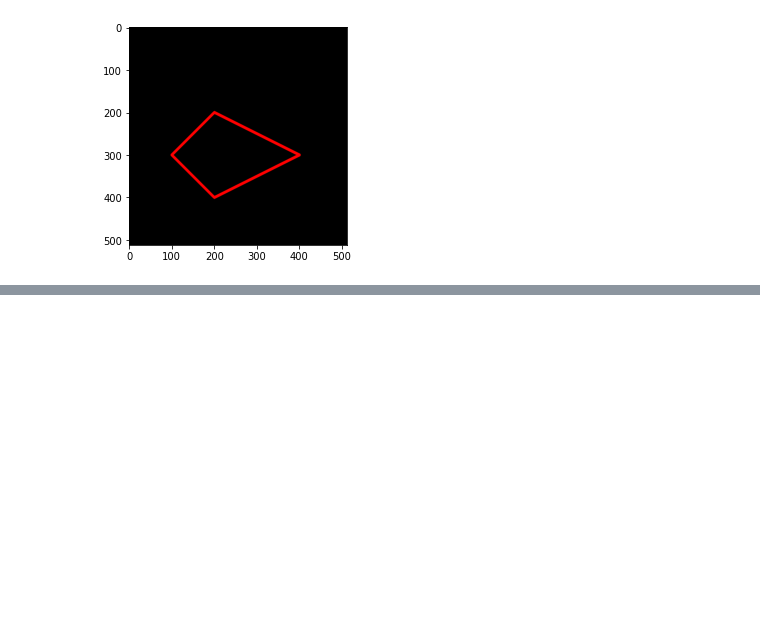
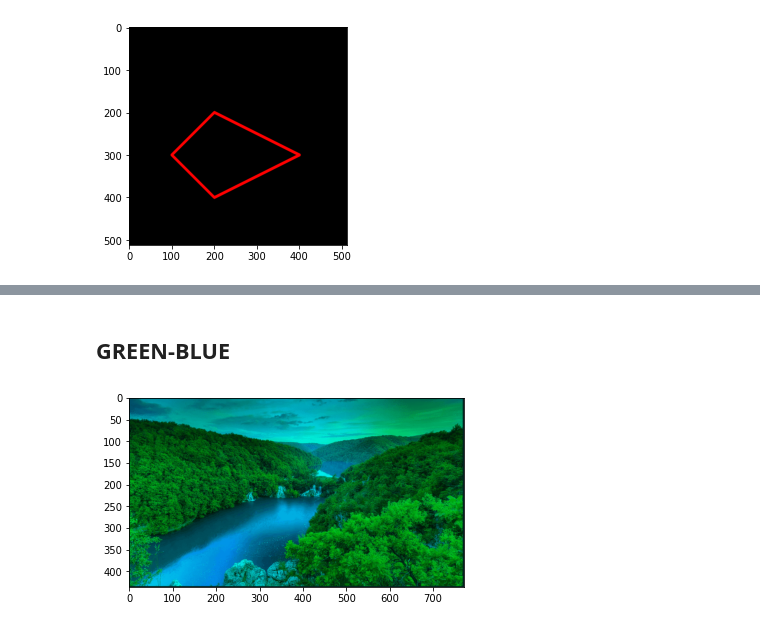
Before and after one commit to khrnnisak/PCVK_Genap_2023, a Jupyter notebook: Pertemuan2.ipynb, the cells around one changed output, grey strips where cells are left out. Cells and saved outputs as stored; diff of their text form; code cells hidden in the pictures; blank space fills up the shorter version.

```diff
--- a/Pertemuan2.ipynb
+++ b/Pertemuan2.ipynb
@@ -125,0 +165,14 @@ plt.imshow(black_img2)
+# %% [markdown]
+## GREEN-BLUE
+# %%
+img_tugas = cv.imread('/content/drive/MyDrive/PCVK/jungle.png')
+
+
+b, g, r = cv.split(img_tugas)
+
+gb_image = cv.merge([r*0, g, b])
+
+plt.imshow(gb_image)
+plt.show()
+# %% [output]
+[figure, added]
```
Also changed, not shown: parts of 25 cells of this notebook.
